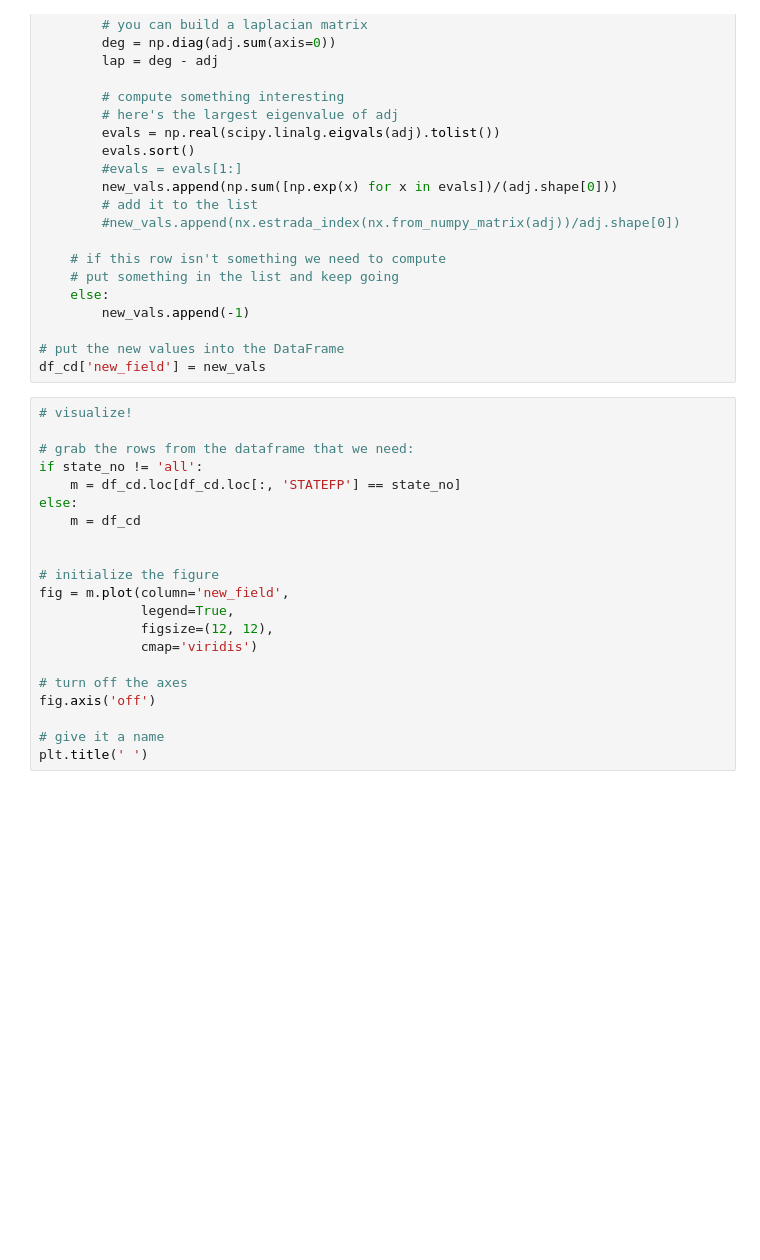
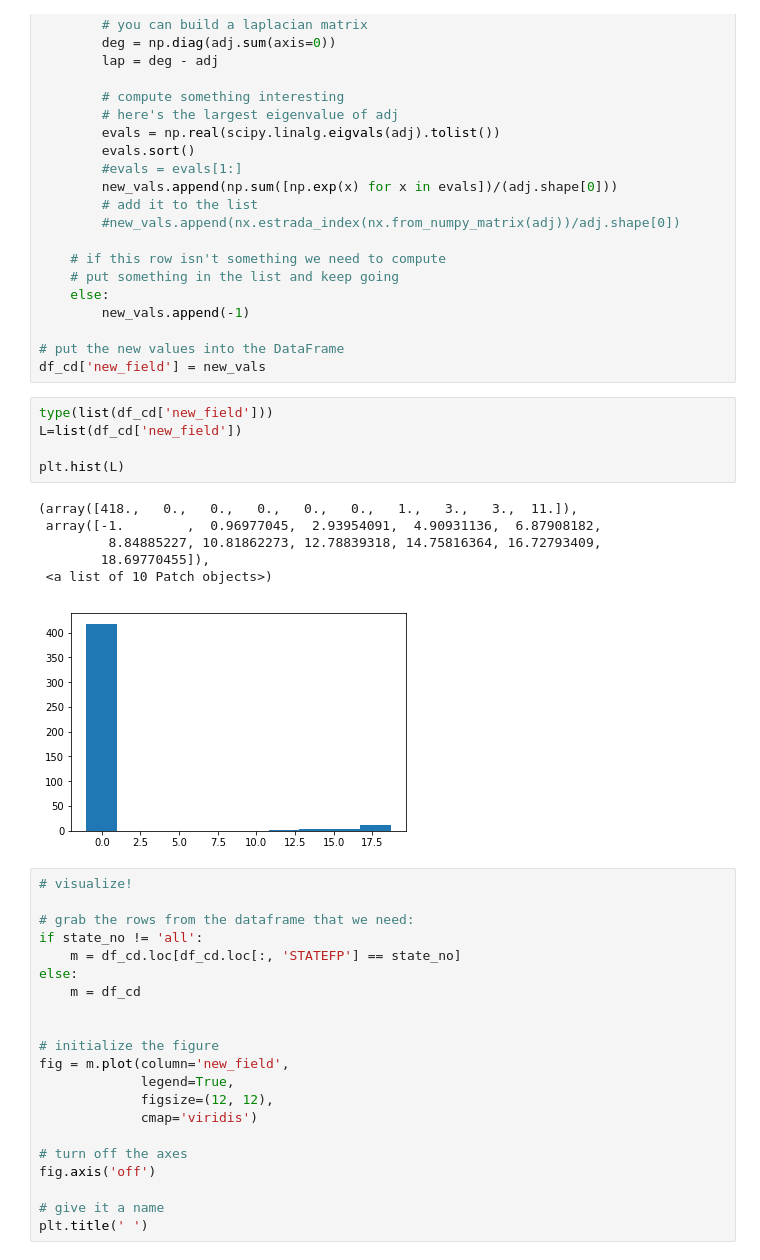
Before and after one commit to zschutzman/redistricting-old, a Jupyter notebook: adjacency_matrix_demo/adjacency_matrix_sample.ipynb, the cells around one changed output. Drawn from its saved outputs; the diff is of its cells as text; blank space fills up the shorter version.

```diff
--- a/adjacency_matrix_demo/adjacency_matrix_sample.ipynb
+++ b/adjacency_matrix_demo/adjacency_matrix_sample.ipynb
@@ -73,6 +73,18 @@ for ind, row in df_cd.iterrows():
 
 # put the new values into the DataFrame
 df_cd['new_field'] = new_vals
+# %%
+type(list(df_cd['new_field']))
+L=list(df_cd['new_field'])
+
+plt.hist(L)
+# %% [output]
+(array([418.,   0.,   0.,   0.,   0.,   0.,   1.,   3.,   3.,  11.]),
+ array([-1.        ,  0.96977045,  2.93954091,  4.90931136,  6.87908182,
+         8.84885227, 10.81862273, 12.78839318, 14.75816364, 16.72793409,
+        18.69770455]),
+ <a list of 10 Patch objects>)
+[figure, added]
 # %%
 # visualize!
 
```
Also changed, not shown: 1 other file.
